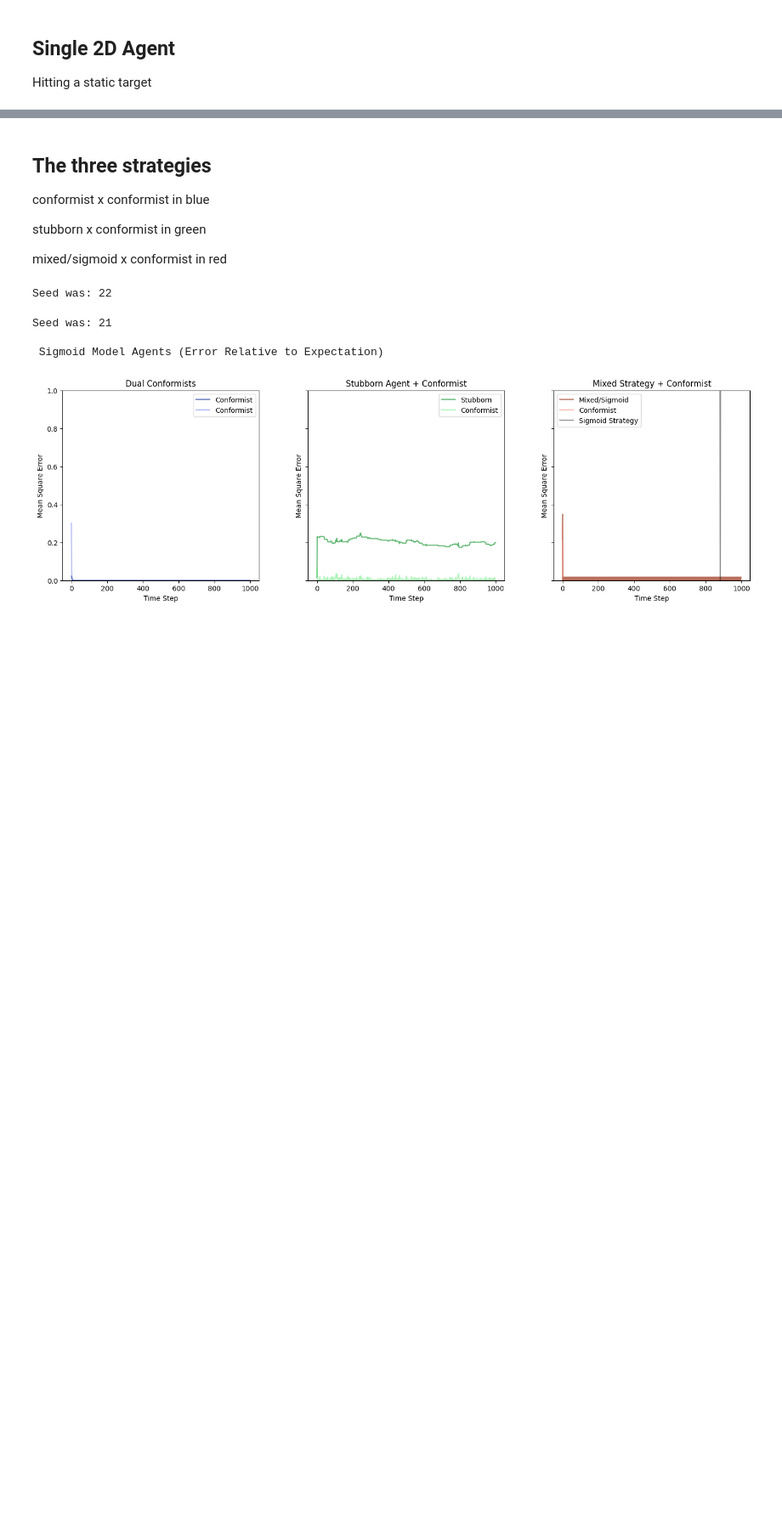
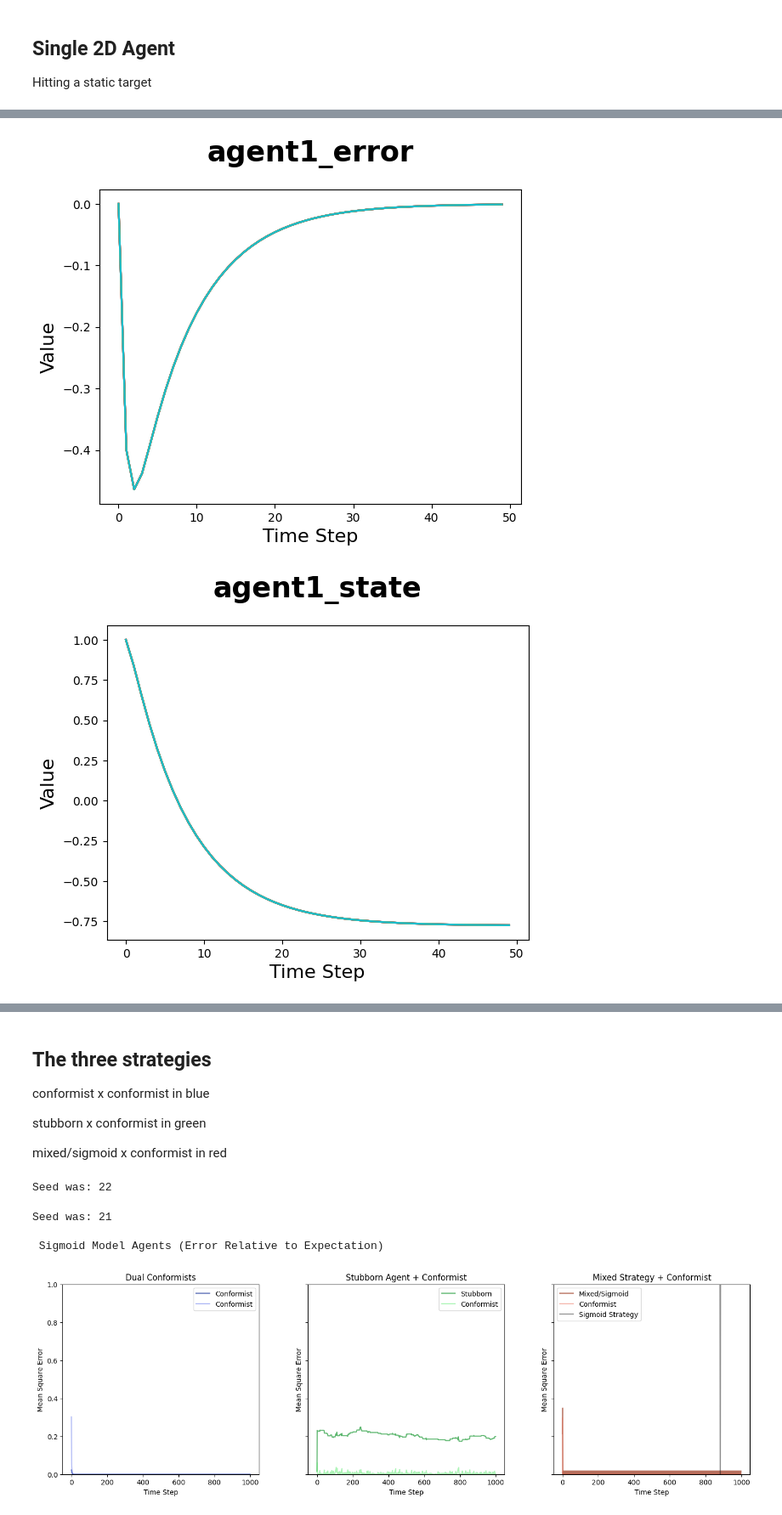
Before and after one commit to jprod/Control, a Jupyter notebook: for_paper.ipynb, the cells around one changed output, grey strips where cells are left out. Shown at 85% size. Drawn from its saved outputs; the diff is of its cells as text; code cells hidden in the pictures; blank space fills up the shorter version.

```diff
--- a/for_paper.ipynb
+++ b/for_paper.ipynb
@@ -165,0 +486,31 @@ for t in range(trials):
+# %%
+def plot_array(arr, arr_name):
+    plt.clf()
+    plt.plot(np.squeeze(arr))
+    plt.title(f"{arr_name}", weight='bold', fontsize=24, pad=24)
+    plt.xlabel("Time Step", fontsize=16)
+    plt.ylabel("Value", fontsize=16)
+    display.display(plt.gcf())
+
+g = [agent1_error,
+    agent1_state,
+    agent1_behaviors,
+    agent1_outside_behaviors,
+    agent2_behaviors,
+    agent1_references,
+    agent2_references]
+gn = ["agent1_error",
+      "agent1_state",
+      "agent1_behaviors",
+      "agent1_outside_behaviors",
+      "agent2_behaviors",
+      "agent1_references",
+      "agent2_references"]
+
+for a,n in zip(g,gn):
+    plot_array(a,n)
+# plot_array(agent1_behaviors, "agent1_behaviors")
+# plot_array(agent1_error, "agent1_error")
+# %% [output]
+[figure, added]
+[figure, added]
```
Also changed, not shown: parts of 8 cells of this notebook, 1 other file.
